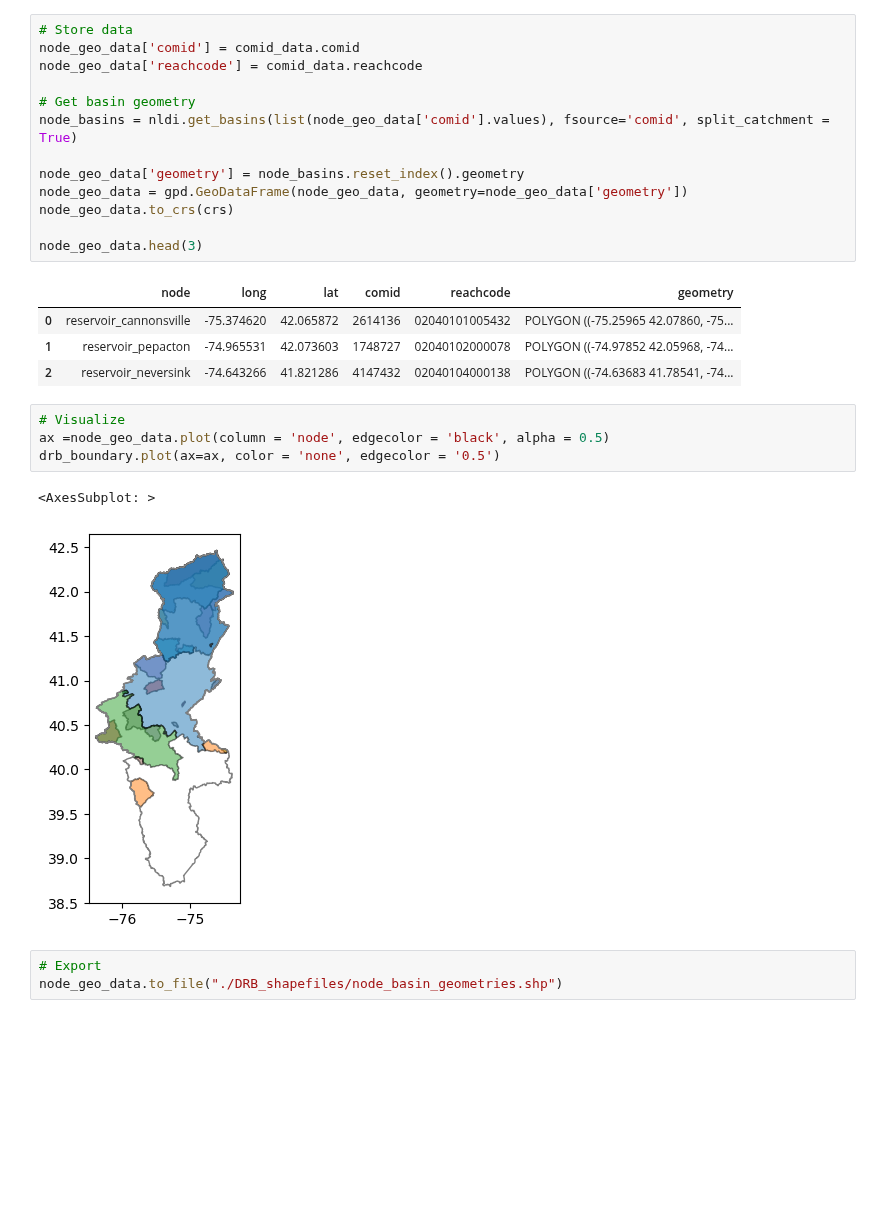
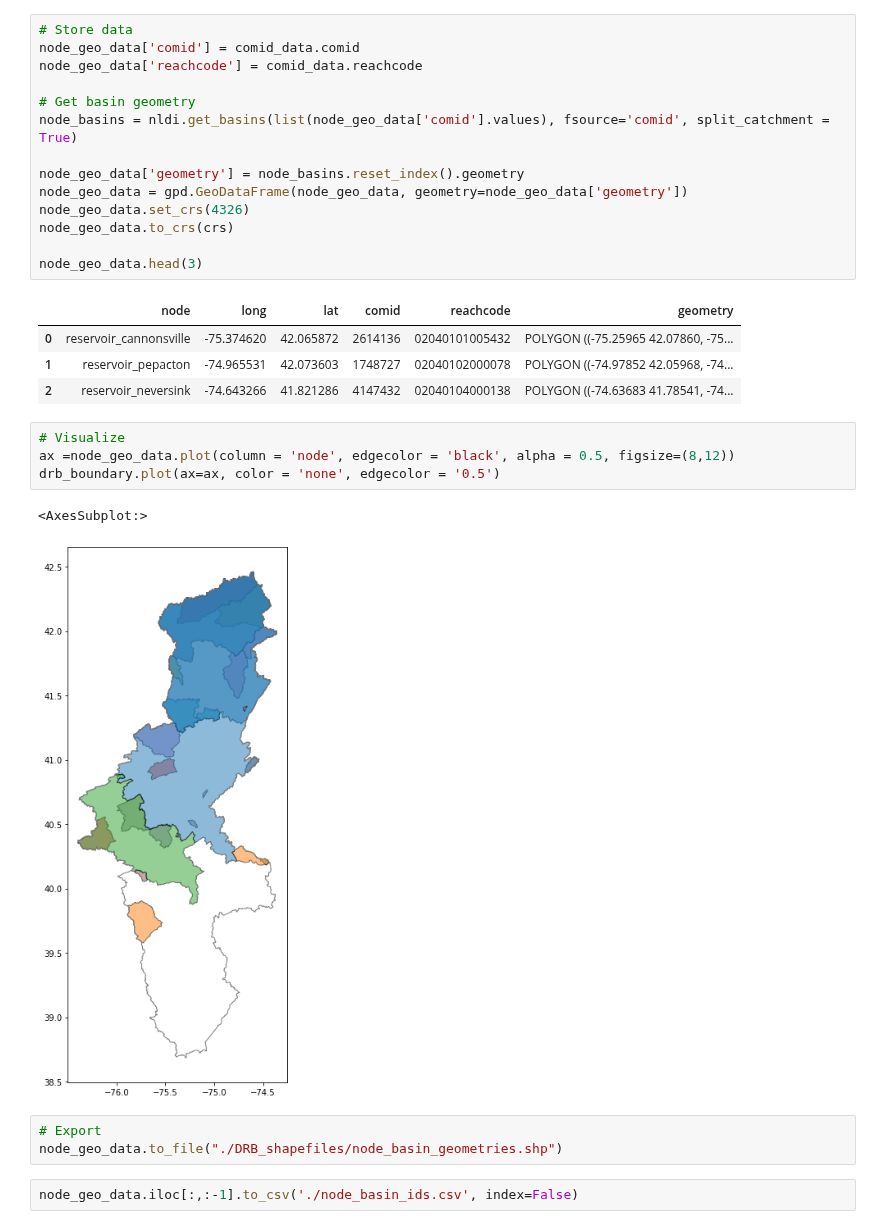
Before and after one commit to Pywr-DRB/Pywr-DRB, a Jupyter notebook: DRB_spatial/Get_node_basin_geometry.ipynb, the cells around one changed output. Drawn from its saved outputs; the diff is of its cells as text; blank space fills up the shorter version.

```diff
--- a/DRB_spatial/Get_node_basin_geometry.ipynb
+++ b/DRB_spatial/Get_node_basin_geometry.ipynb
@@ -71,6 +65,7 @@ node_basins = nldi.get_basins(list(node_geo_data['comid'].values), fsource='comi
 
 node_geo_data['geometry'] = node_basins.reset_index().geometry
 node_geo_data = gpd.GeoDataFrame(node_geo_data, geometry=node_geo_data['geometry'])
+node_geo_data.set_crs(4326)
 node_geo_data.to_crs(crs)
 
 node_geo_data.head(3)
@@ -81,11 +76,13 @@ node_geo_data.head(3)
 | 2 | reservoir_neversink | -74.643266 | 41.821286 | 4147432 | 02040104000138 | POLYGON ((-74.63683 41.78541, -74... |
 # %%
 # Visualize
-ax =node_geo_data.plot(column = 'node', edgecolor = 'black', alpha = 0.5)
+ax =node_geo_data.plot(column = 'node', edgecolor = 'black', alpha = 0.5, figsize=(8,12))
 drb_boundary.plot(ax=ax, color = 'none', edgecolor = '0.5')
 # %% [output]
-<AxesSubplot: >
+<AxesSubplot:>
-[figure, old version]
+[figure, new version]
 # %%
 # Export
 node_geo_data.to_file("./DRB_shapefiles/node_basin_geometries.shp")
+# %%
+node_geo_data.iloc[:,:-1].to_csv('./node_basin_ids.csv', index=False)
```
Also changed, not shown: parts of 2 cells of this notebook, 12 other files.
